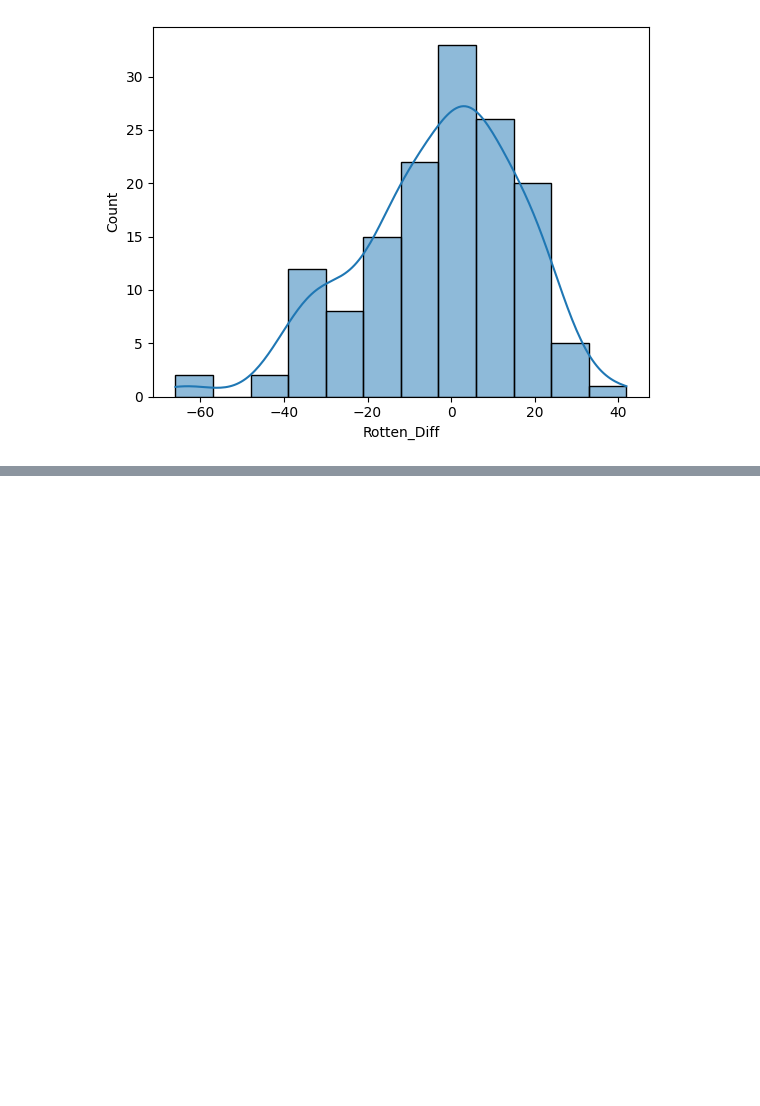
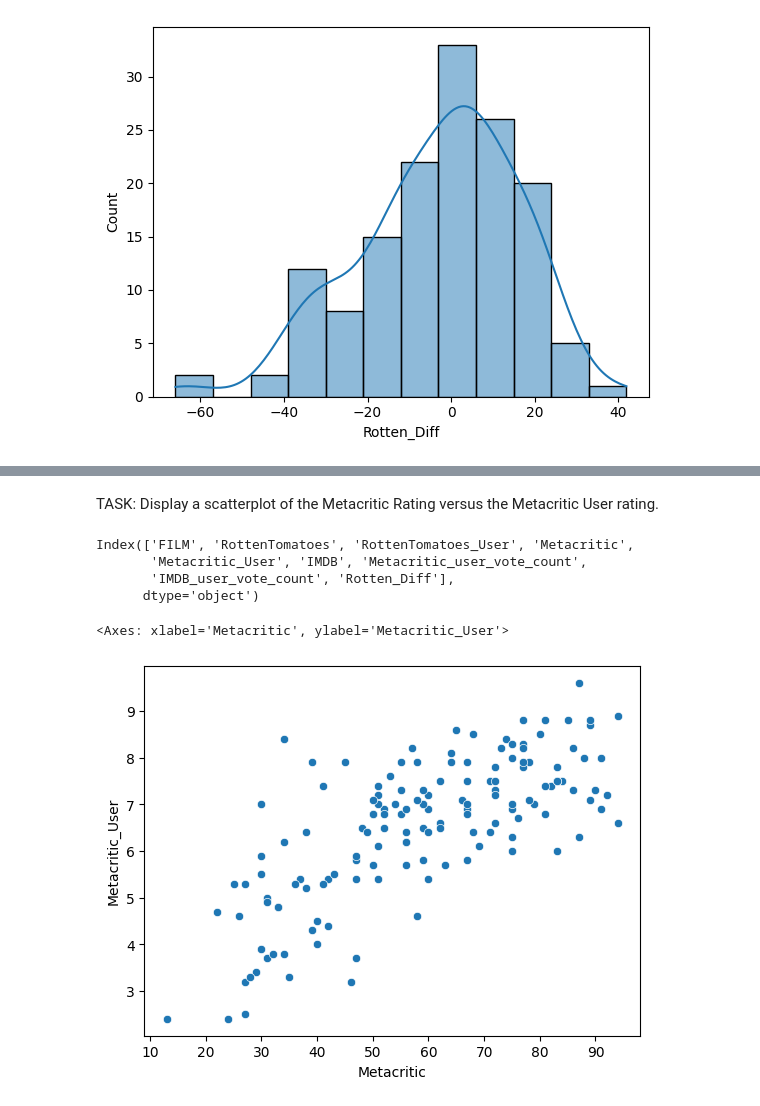
Before and after one commit to TanjiEvan/Guided-Projects, a Jupyter notebook: Data Solution 360/Fandango EDA/Fandango_EDA.ipynb, the cells around one changed output, grey strips where cells are left out. Saved outputs shown, nothing was run; the diff lists cells and outputs as text; code cells hidden in the pictures; blank space fills up the shorter version.

```diff
--- a/Data Solution 360/Fandango EDA/Fandango_EDA.ipynb
+++ b/Data Solution 360/Fandango EDA/Fandango_EDA.ipynb
@@ -280,0 +320,14 @@ sns.histplot(all_sites,x='Rotten_Diff',kde=True)
+# %% [markdown]
+TASK: Display a scatterplot of the Metacritic Rating versus the Metacritic User rating.
+# %%
+all_sites.columns
+# %% [output]
+Index(['FILM', 'RottenTomatoes', 'RottenTomatoes_User', 'Metacritic',
+       'Metacritic_User', 'IMDB', 'Metacritic_user_vote_count',
+       'IMDB_user_vote_count', 'Rotten_Diff'],
+      dtype='object')
+# %%
+sns.scatterplot(all_sites,x="Metacritic",y="Metacritic_User")
+# %% [output]
+<Axes: xlabel='Metacritic', ylabel='Metacritic_User'>
+[figure, added]
```
Also changed, not shown: parts of 48 cells of this notebook.
